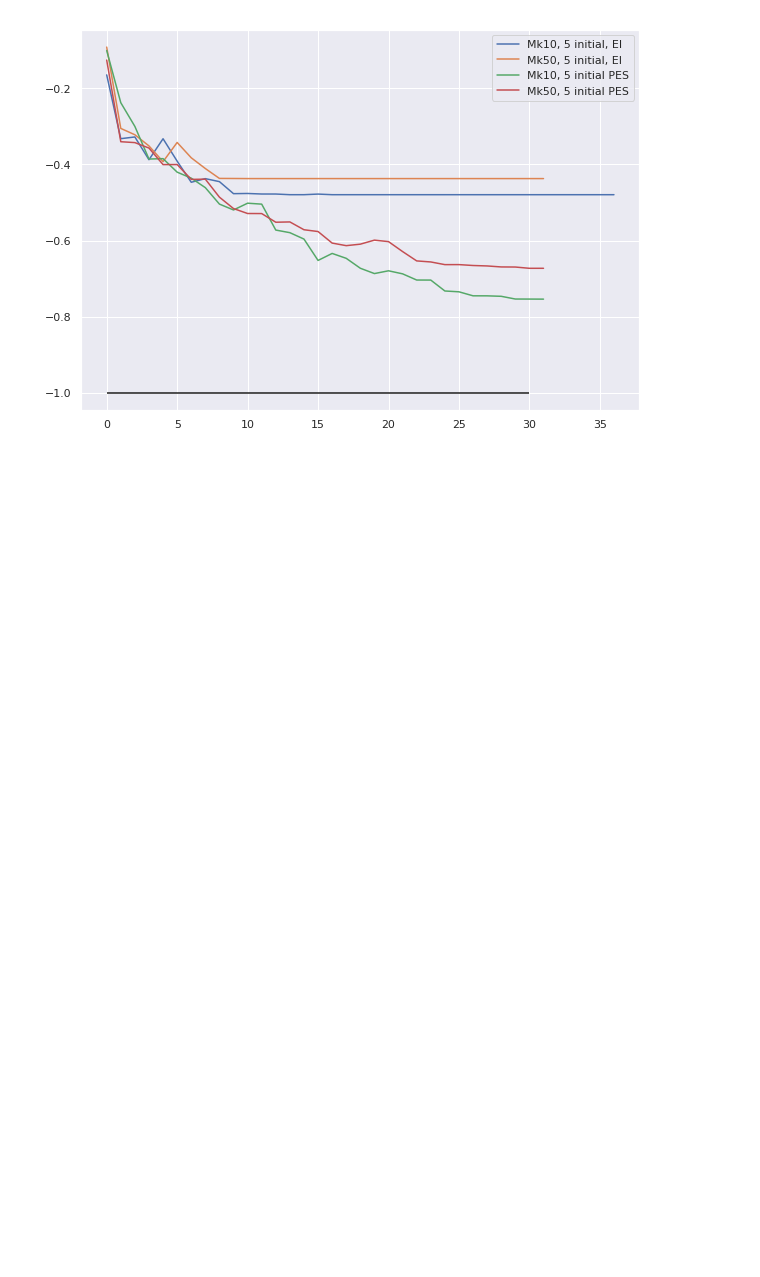
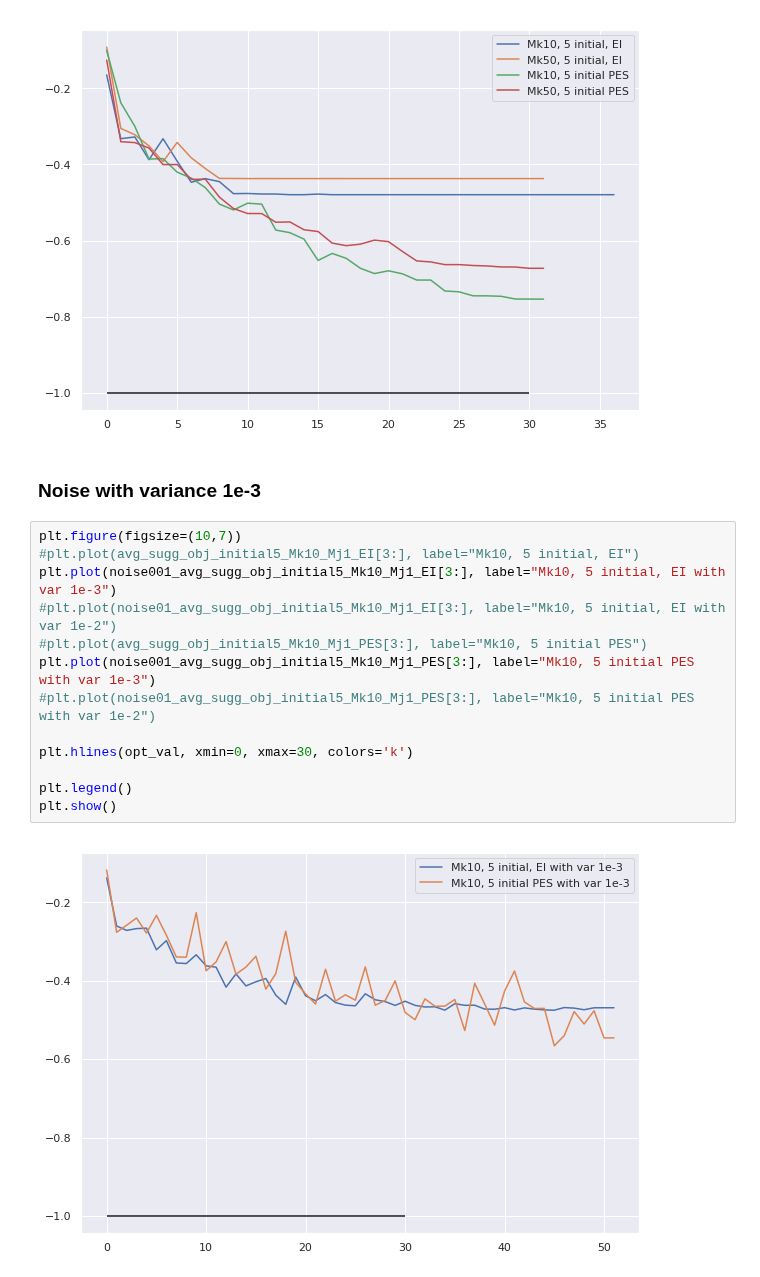
Before and after one commit to kkh8676/opt_functions, a Jupyter notebook: exp_result/drop_wave_acquisition_functions.ipynb, the cells around one changed output. Drawn from its saved outputs; the diff is of its cells as text; blank space fills up the shorter version.

```diff
--- a/exp_result/drop_wave_acquisition_functions.ipynb
+++ b/exp_result/drop_wave_acquisition_functions.ipynb
@@ -556,3 +556,20 @@ plt.legend()
 plt.show()
 # %% [output]
 [figure]
+# %% [markdown]
+### Noise with variance 1e-3
+# %%
+plt.figure(figsize=(10,7))
+#plt.plot(avg_sugg_obj_initial5_Mk10_Mj1_EI[3:], label="Mk10, 5 initial, EI")
+plt.plot(noise001_avg_sugg_obj_initial5_Mk10_Mj1_EI[3:], label="Mk10, 5 initial, EI with var 1e-3")
+#plt.plot(noise01_avg_sugg_obj_initial5_Mk10_Mj1_EI[3:], label="Mk10, 5 initial, EI with var 1e-2")
+#plt.plot(avg_sugg_obj_initial5_Mk10_Mj1_PES[3:], label="Mk10, 5 initial PES")
+plt.plot(noise001_avg_sugg_obj_initial5_Mk10_Mj1_PES[3:], label="Mk10, 5 initial PES with var 1e-3")
+#plt.plot(noise01_avg_sugg_obj_initial5_Mk10_Mj1_PES[3:], label="Mk10, 5 initial PES with var 1e-2")
+
+plt.hlines(opt_val, xmin=0, xmax=30, colors='k')
+
+plt.legend()
+plt.show()
+# %% [output]
+[figure, added]
```
Also changed, not shown: parts of 2 cells of this notebook, 2 other files.
